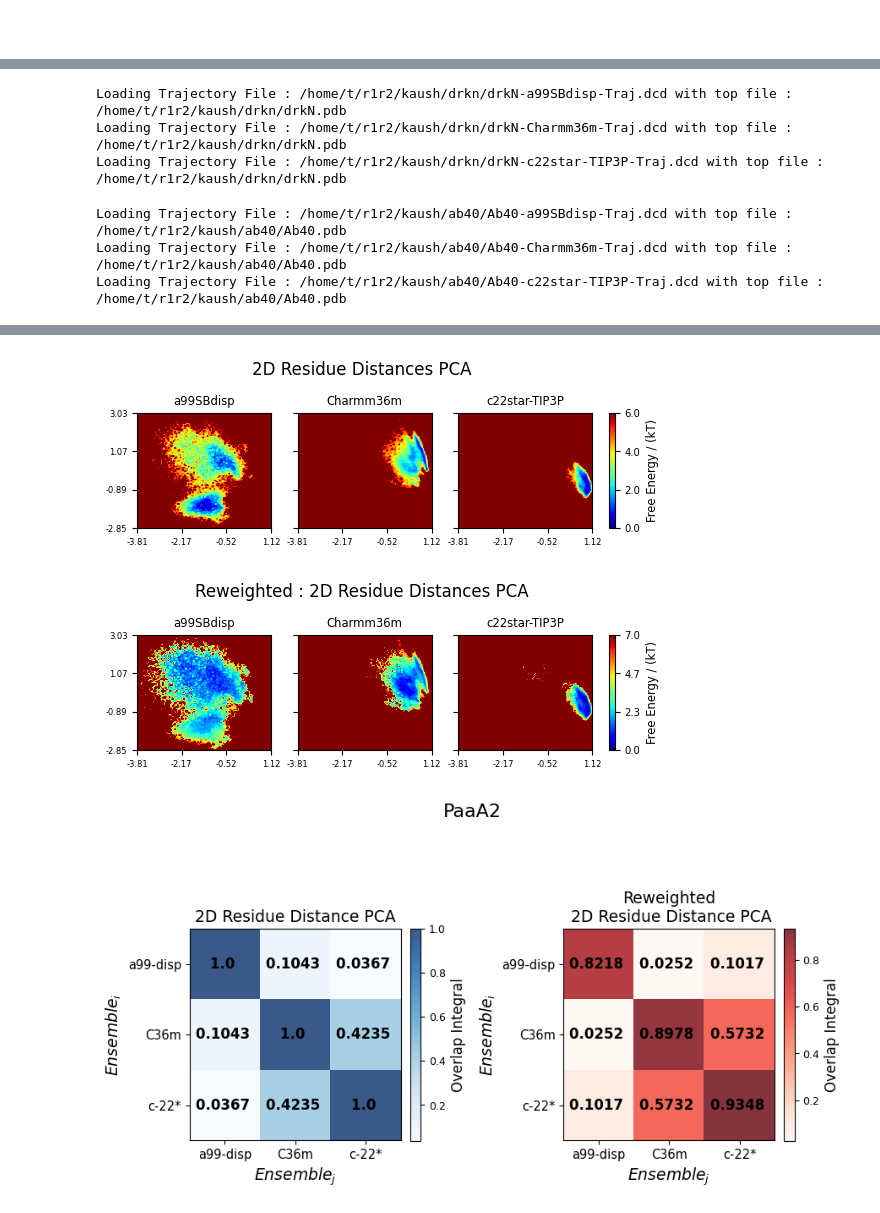
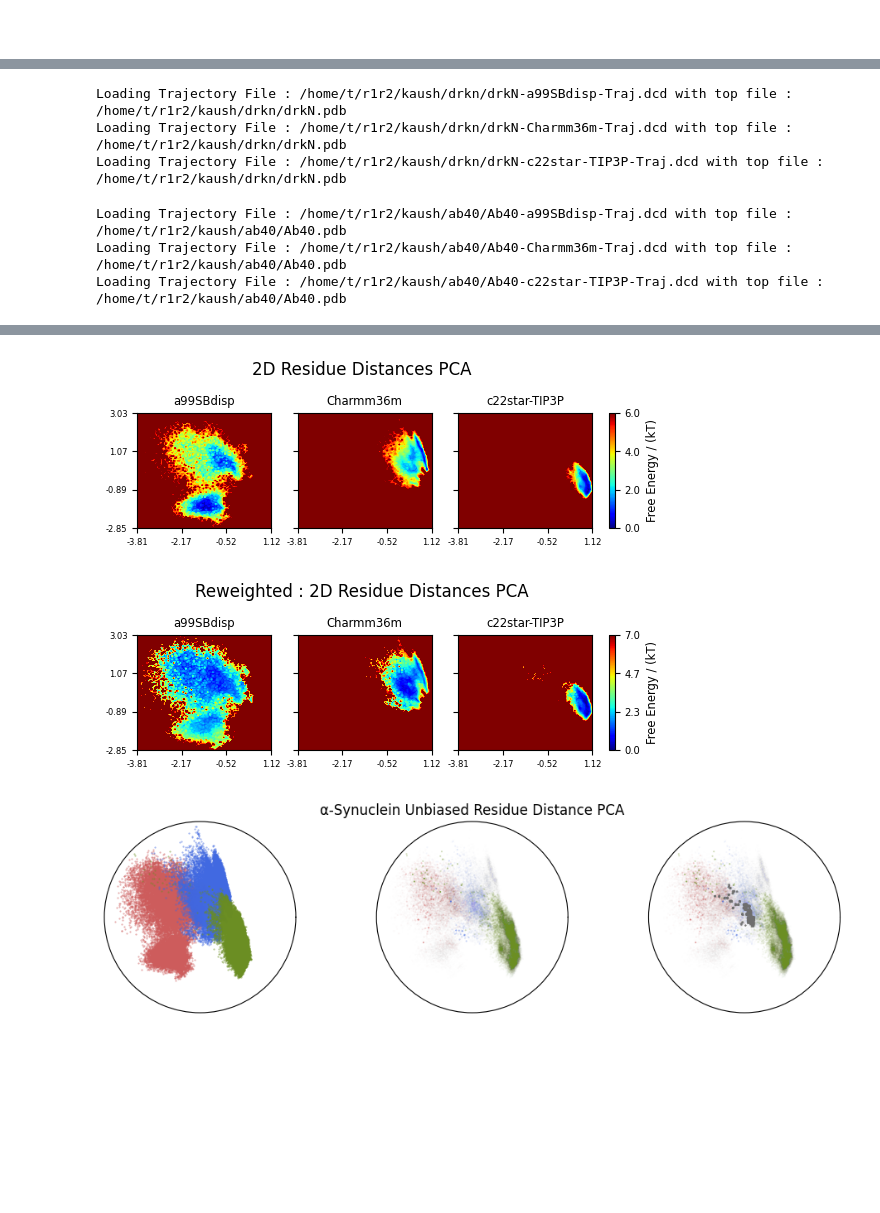
Before and after one commit to paulrobustelli/Borthakur_MaxEnt_IDPs_2024, a Jupyter notebook: ELViM comparison/PCA_Ensemble_Comparison.ipynb, the cells around one changed output, grey strips where cells are left out. Cells and saved outputs as stored; diff of their text form; code cells hidden in the pictures; blank space fills up the shorter version.

```diff
--- a/ELViM comparison/PCA_Ensemble_Comparison.ipynb
+++ b/ELViM comparison/PCA_Ensemble_Comparison.ipynb
@@ -25,6 +26,7 @@ protein_paths = lsdir("/home/t/r1r2/kaush",
 
 proteins = [f"{symbols('alpha')}-Synuclein", "PaaA2", "ACTR", "drkN-SH3", f"A{symbols('beta')}-40"]
 protein_paths = reindex_list(protein_paths, [2, 4, 1, 3, 0])
+force_feilds = ["a99SBdisp", "Charmm36m", "c22star-TIP3P"]
 # %%
  # Repeat same plot
 # %%
@@ -70,3 +72,9 @@ def plot_result(metric, metric_name, iterate, attr, name, diag=None):
              ax=ax[1])
     fig.suptitle(name, fontsize=16, y=1.02)
     fig.tight_layout()
+
+
+def to_pc(x):
+    r = np.linalg.norm(x, axis = 1)
+    theta = np.arctan2(x[..., 1], x[..., 0])
+    return np.stack([theta, r / r.max()], 1)
@@ -86,36 +96,106 @@ for index in range(len(proteins)):
                             weights = np.array_split(weights, split))
     dens.estimate_kde()
     dens.estimate_kde(weight=True)
+    dens.estimate_hist()
+    shared_states = np.asarray(list(set.intersection(*map(set, dens.hist_dtrajs))))
+
     metric_name = "Overlap Integral"
     metric = None
     # cmap = 'coolwarm'
 
     plot_result(metric, metric_name, False, 'kdes', proteins[index], dens.compare('kdes',
                                                                                   pairs=np.stack(np.diag_indices(3)).T,
                                                                                   weight0=False,
                                                                                   weight1=True)
                )
 
     dens.plot_hist(title="2D Residue Distances PCA", dscrs=force_feilds)
     dens.plot_hist(weight=True, title="2D Residue Distances PCA", dscrs=force_feilds)
+    # score = silhouette_score(np.concatenate(dens.data_list), np.concatenate([np.ones(j) * i for i, j in enumerate(lengths)]))
+    # scores.append(score)
+    data = dens.data_list
+    fig, axes = plt.subplots(1,3, figsize=(12,3), sharey=False, sharex=False, subplot_kw={'projection': 'polar'})
+    ax=axes.flat
+    ax[0].scatter(*to_pc(data[0]).T, s=.2, c="indianred", label=force_feilds[0], alpha=.6,)
+    ax[0].scatter(*to_pc(data[1]).T, s=.2, c="royalblue", label=force_feilds[1], alpha=.6)
+    ax[0].scatter(*to_pc(data[2]).T, s=.2, c="olivedrab", label=force_feilds[2], alpha=.6)
+    ax[0].grid(False)
+    ax[0].set_xticks([],[])
+    ax[0].set_yticks([], [])
+    ax[0].tick_params(left = False, bottom = False)
+    ax[0].set_aspect("equal", anchor="C")
+
+    #fig, ax = plt.subplots(1,1, figsize=(4,3), sharey=False, sharex=False, subplot_kw={'projection': 'polar'})
+
+    ax[1].scatter(*to_pc(data[0]).T, s=.2,
+                  c="indianred",
+                  label=force_feilds[0],
+                  alpha=dens.weights_list[0] / dens.weights_list[0].max(),)
+
+    ax[1].scatter(*to_pc(data[1]).T,
+                  s=.2,
+                  c="royalblue",
+                  label=force_feilds[1],
+                  alpha=dens.weights_list[1] / dens.weights_list[1].max())
+
+    ax[1].scatter(*to_pc(data[2]).T,
+                  s=.2, c="olivedrab",
+                  label=force_feilds[2],
+                  alpha=dens.weights_list[2] / dens.weights_list[2].max())
+    ax[1].set_title(f"{proteins[index]} Unbiased Residue Distance PCA")
+    ax[1].grid(False)
+    ax[1].set_xticks([],[])
+    ax[1].set_yticks([], [])
+    ax[1].tick_params(left = False, bottom = False)
+    ax[1].set_aspect("equal", anchor="C")
+
+
+
+
+    ax[2].scatter(*to_pc(data[0]).T, s=.2,
+                  c="indianred",
+                  label=force_feilds[0],
+                  alpha=dens.weights_list[0] / dens.weights_list[0].max(),)
+
+    ax[2].scatter(*to_pc(data[1]).T,
+                  s=.2,
+                  c="royalblue",
+                  label=force_feilds[1],
+                  alpha=dens.weights_list[1] / dens.weights_list[1].max())
+
+    ax[2].scatter(*to_pc(data[2]).T,
+                  s=.2, c="olivedrab",
+                  label=force_feilds[2],
+                  alpha=dens.weights_list[2] / dens.weights_list[2].max())
+
+    ax[2].scatter(*to_pc(np.concatenate(data)).T, s=.02, c="#6e6e6e",
+                  alpha=np.isin(np.concatenate(dens.hist_dtrajs), shared_states).astype(int)
+                 )
+
+    ax[2].grid(False)
+    ax[2].set_xticks([],[])
+    ax[2].set_yticks([], [])
+    ax[2].tick_params(left = False, bottom = False)
+    ax[2].set_aspect("equal", anchor="C")
+
 #metric = partial(waz, centers=dens.hist_bin_centers)
 # %% [output]
 Loading Trajectory File : /home/t/r1r2/kaush/asyn/asyn-a99SBdisp-Traj.dcd with top file : /home/t/r1r2/kaush/asyn/asyn.pdb
 Loading Trajectory File : /home/t/r1r2/kaush/asyn/asyn-Charmm36m-Traj.dcd with top file : /home/t/r1r2/kaush/asyn/asyn.pdb
 Loading Trajectory File : /home/t/r1r2/kaush/asyn/asyn-c22star-TIP3P-Traj.dcd with top file : /home/t/r1r2/kaush/asyn/asyn.pdb
 Loading Trajectory File : /home/t/r1r2/kaush/paaa2/PaaA2-a99SBdisp-Traj.dcd with top file : /home/t/r1r2/kaush/paaa2/PaaA2.pdb
 Loading Trajectory File : /home/t/r1r2/kaush/paaa2/PaaA2-Charmm36m-Traj.dcd with top file : /home/t/r1r2/kaush/paaa2/PaaA2.pdb
 Loading Trajectory File : /home/t/r1r2/kaush/paaa2/PaaA2-c22star-TIP3P-Traj.dcd with top file : /home/t/r1r2/kaush/paaa2/PaaA2.pdb
 Loading Trajectory File : /home/t/r1r2/kaush/actr/ACTR-a99SBdisp-Traj.dcd with top file : /home/t/r1r2/kaush/actr/ACTR.pdb
 Loading Trajectory File : /home/t/r1r2/kaush/actr/ACTR-Charmm36m-Traj.dcd with top file : /home/t/r1r2/kaush/actr/ACTR.pdb
 Loading Trajectory File : /home/t/r1r2/kaush/actr/ACTR-c22star-TIP3P-Traj.dcd with top file : /home/t/r1r2/kaush/actr/ACTR.pdb
 Loading Trajectory File : /home/t/r1r2/kaush/drkn/drkN-a99SBdisp-Traj.dcd with top file : /home/t/r1r2/kaush/drkn/drkN.pdb
 Loading Trajectory File : /home/t/r1r2/kaush/drkn/drkN-Charmm36m-Traj.dcd with top file : /home/t/r1r2/kaush/drkn/drkN.pdb
 Loading Trajectory File : /home/t/r1r2/kaush/drkn/drkN-c22star-TIP3P-Traj.dcd with top file : /home/t/r1r2/kaush/drkn/drkN.pdb
 Loading Trajectory File : /home/t/r1r2/kaush/ab40/Ab40-a99SBdisp-Traj.dcd with top file : /home/t/r1r2/kaush/ab40/Ab40.pdb
 Loading Trajectory File : /home/t/r1r2/kaush/ab40/Ab40-Charmm36m-Traj.dcd with top file : /home/t/r1r2/kaush/ab40/Ab40.pdb
 Loading Trajectory File : /home/t/r1r2/kaush/ab40/Ab40-c22star-TIP3P-Traj.dcd with top file : /home/t/r1r2/kaush/ab40/Ab40.pdb
 [figure]
 [figure]
 [figure]
-[figure, old version]
+[figure, new version]
```
Also changed, not shown: parts of 4 cells of this notebook.
